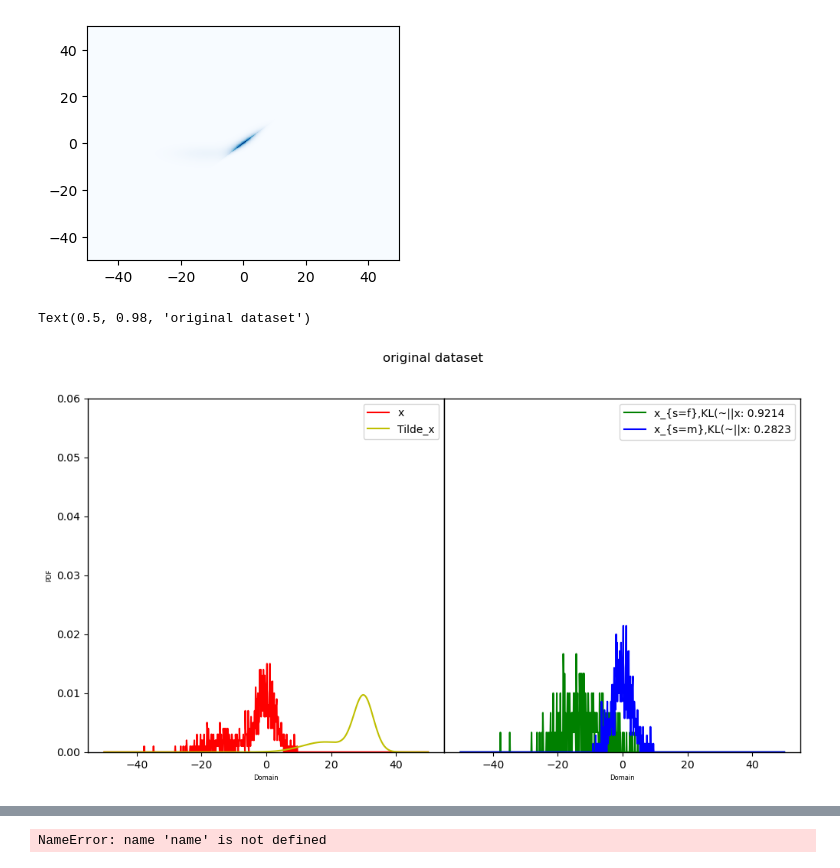
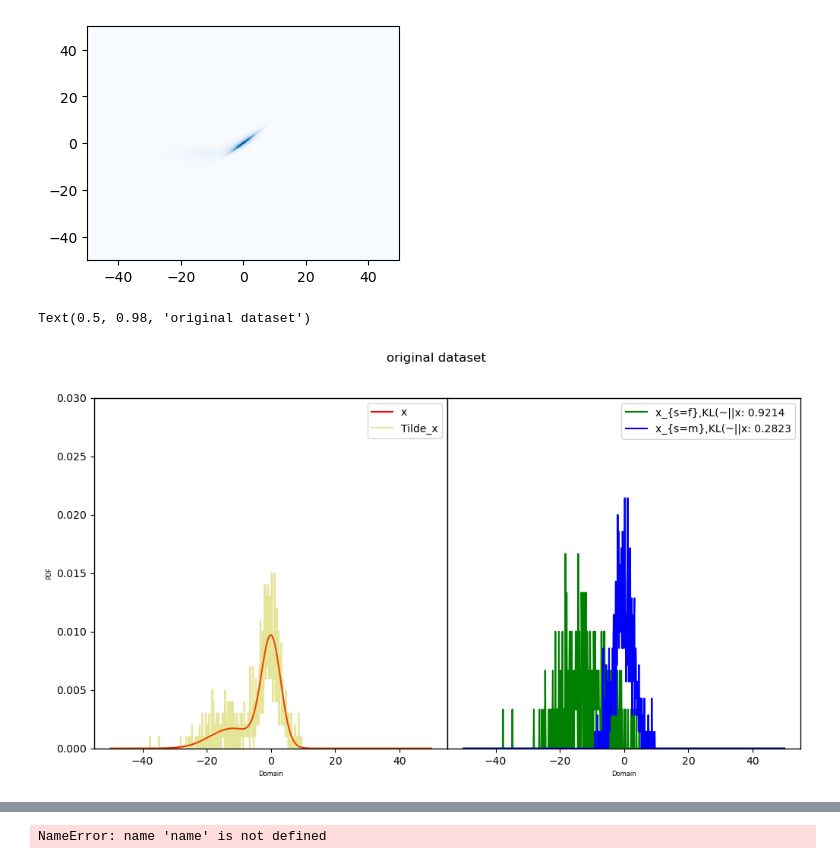
Before and after one commit to Quan-Zhou/OT_Debiasing, a Jupyter notebook: new.ipynb, the cells around one changed output, grey strips where cells are left out. Saved outputs shown, nothing was run; the diff lists cells and outputs as text; code cells hidden in the pictures.

```diff
--- a/new.ipynb
+++ b/new.ipynb
@@ -264,34 +264,34 @@ dist_project_old['x']=empirical_distribution(data_revised_old,dist)
 dist_project_old['x_f']=empirical_distribution(data_revised_old[data_revised_old['S']=='f'],dist)
 dist_project_old['x_m']=empirical_distribution(data_revised_old[data_revised_old['S']=='m'],dist)
 # %%
-ymax=0.06
+ymax=0.03
 dist_tmp=dist_original
 text=KL_divergence_plot(dist_tmp)
 fig = plt.figure(figsize=(12,6))
 plt.rcParams['axes.linewidth'] = 1
 plt.rc('axes', labelsize=6)
 ax=plt.subplot2grid((1,2),(0,0), rowspan=1, colspan=1)
-plt.plot(x_range,dist_tmp['x'],'r',label='x')
-plt.plot(x_range,dist['t_x'],'y',label='Tilde_x')
+plt.plot(x_range,dist['x'],'r',label='x')
+plt.plot(x_range,dist_tmp['x'],'y',label='Tilde_x',alpha=0.4)
 plt.xlabel('Domain')
 plt.ylabel('PDF')
 plt.ylim([0,ymax])
 plt.legend()
 ax=plt.subplot2grid((1,2),(0,1), rowspan=1, colspan=1)
 i=0
 for key,value in dist_tmp.items():
     if len(key)>1:
         linestyle=str('g' if key[2]=='f' else 'b')
         plt.plot(x_range,value,linestyle,label='x_{s='+key[2]+'},'+text[i])
         i+=1
 plt.xlabel('Domain')
 plt.ylim([0,ymax])
 plt.yticks([])
 plt.legend()
 #plt.title('original dataset distribution')
 plt.subplots_adjust(left=None, bottom=None, right=None, top=None, wspace=0,hspace=0.)
 fig.suptitle('original dataset')
 # %% [output]
 Text(0.5, 0.98, 'original dataset')
-[figure, old version]
+[figure, new version]
 # %%
```
Also changed, not shown: parts of 7 cells of this notebook.
